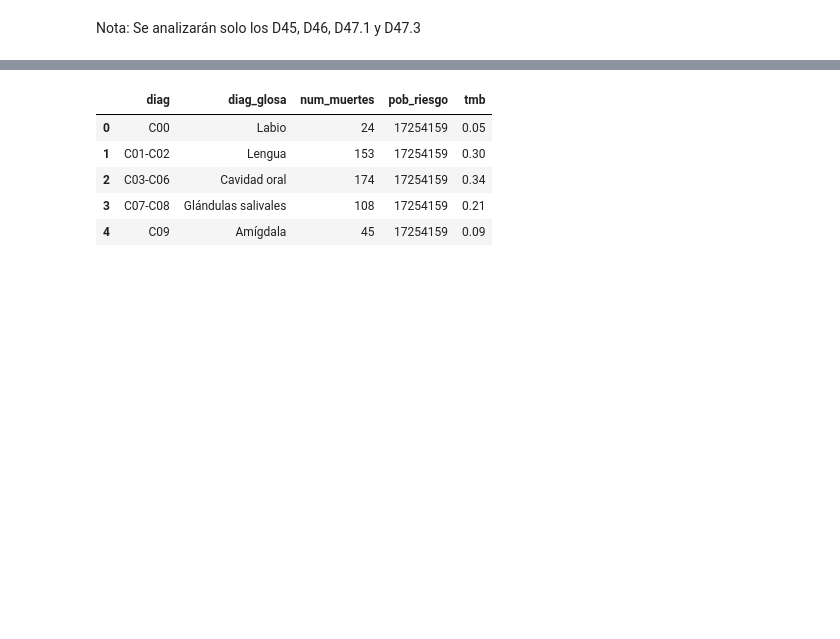
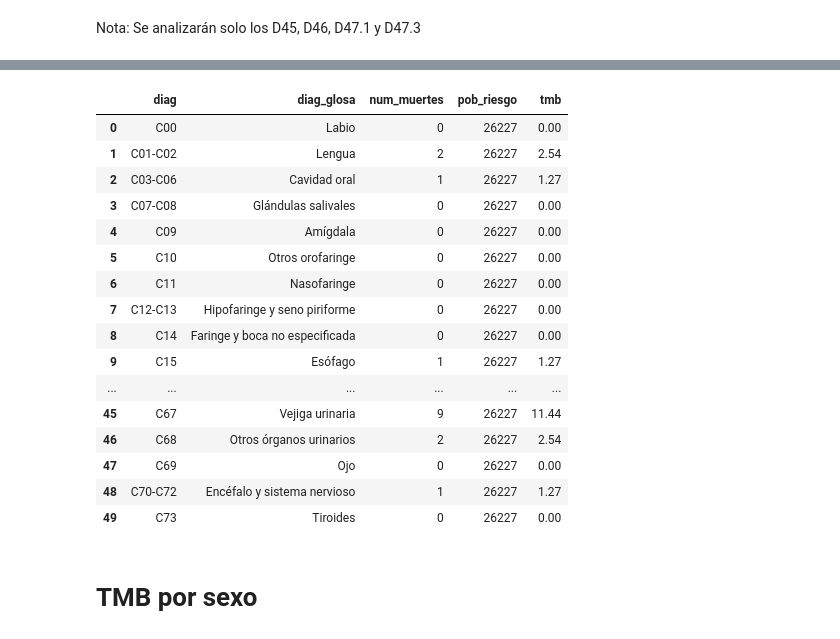
Before and after one commit to AlvaroMontiel/informe_incidencia_mortalidad, a Jupyter notebook: mortalidad_cancer.ipynb, the cells around one changed output, grey strips where cells are left out. Cells and saved outputs as stored; diff of their text form; code cells hidden in the pictures; blank space fills up the shorter version.

```diff
--- a/mortalidad_cancer.ipynb
+++ b/mortalidad_cancer.ipynb
@@ -71,7 +72,7 @@ df_defunciones = df[['ID_FALLECIDO', 'DIA_DEF', 'MES_DEF', 'ANO_DEF', 'FECHA_DEF
                      'FECHA_NACIMIENTO', 'EDAD_CANT', 'EDAD_TIPO', 'GLOSA_EDAD_TIPO', 'OCUPACION', 'GLOSA_OCUPACION',
                      'CATEGORIA', 'GLOSA_CATEGORIA', 'REG_RES', 'GLOSA_REG_RES', 'COMUNA', 'GLOSA_COMUNA_RESIDENCIA',
                      'URBANO_RURAL', 'DIAG1', 'GLOSA_SUBCATEGORIA_DIAG1', 'CODIGO_CATEGORIA_DIAG1', 'GLOSA_CATEGORIA_DIAG1',
-                     'CODIGO_GRUPO_DIAG1', 'GLOSA_GRUPO_DIAG1', 'CAPITULO_DIAG1', 'GLOSA_CAPITULO_DIAG1']]
+                     'CODIGO_GRUPO_DIAG1', 'GLOSA_GRUPO_DIAG1', 'CAPITULO_DIAG1', 'GLOSA_CAPITULO_DIAG1', 'edad_grupo']]
 
 df_defunciones = df_defunciones.query('CAPITULO_DIAG1 == "C00-D48"')
 # %% [markdown]
@@ -226,0 +331,9 @@ elif nivel_territorial == "Antofagasta":
+# %%
+cap_completo = []
+contador = 0
+for z in choice_1:
+    valor = [z, choice_2[contador]]
+    cap_completo.append(valor)
+    contador += 1
+
+cap_completo
@@ -227,9 +358,39 @@ elif nivel_territorial == "Antofagasta":
 # %%
 base = 100000
 
+
 if df_pais.shape[0] == len(choice_1):
     print('Estan todas las filas')
+    print(f'Largo del df_pais = {df_pais.shape[0]}')
     df_pais['tmb'] = round((df_pais['num_muertes']/3)/df_pais['pob_riesgo']*base,2)
-else:
+elif df_pais.shape[0] != len(choice_1):
     print('faltan datos')
+    df_pais = df_pais.sort_values(by=['diag'])
+    diag = df_pais.values.tolist()
+    print(f"largo df_pais = {df_pais.shape[0]}, largo choice_1 = {len(choice_1)}, largo cap_completo = {len(cap_completo)}, largo variable diag {len(diag)}")
+    contador = 0
+    cap_completo.sort()
+    try:
+        for i in cap_completo:
+            if str(i[0]) != str(diag[contador][0]):
+                valor = [i[0], i[1], 0, df_.groupby('conteo')[poblacion_seleccion].sum().values.tolist()[0]]
+                print(f"Valor a ingresar = {valor}")
+                diag.insert(contador, valor)
+                contador += 1
+            elif str(i[0]) == str(diag[contador][0]):
+                #print(f'i del elif {i}')
+                contador += 1
+    except:
+            valor = [i[0], i[1], 0, df_.groupby('conteo')[poblacion_seleccion].sum().values.tolist()[0]]
+            print(f"Valor a ingresar DESDE EL EXCEPT = {valor}")
+            diag.insert(contador, valor)
+            contador += 1
+    df_pais = pd.DataFrame(diag, columns=['diag', 'diag_glosa', 'num_muertes', 'pob_riesgo'])
+    df_pais['tmb'] = round((df_pais['num_muertes']/3)/df_pais['pob_riesgo']*base,2)
+
+
+try:
+    print(f"largo df_pais = {df_pais.shape[0]}, largo choice_1 = {len(choice_1)}, largo variable diag {len(diag)}")
+except:
+    print(f"largo df_pais = {df_pais.shape[0]}, largo choice_1 = {len(choice_1)}")
 # %% [output]
@@ -237,9 +414,22 @@ Estan todas las filas
 # %%
-df_pais.head()
+df_pais.head(50)
 # %% [output]
 |  | diag | diag_glosa | num_muertes | pob_riesgo | tmb |
-| 0 | C00 | Labio | 24 | 17254159 | 0.05 |
-| 1 | C01-C02 | Lengua | 153 | 17254159 | 0.30 |
-| 2 | C03-C06 | Cavidad oral | 174 | 17254159 | 0.34 |
-| 3 | C07-C08 | Glándulas salivales | 108 | 17254159 | 0.21 |
-| 4 | C09 | Amígdala | 45 | 17254159 | 0.09 |
+| 0 | C00 | Labio | 0 | 26227 | 0.00 |
+| 1 | C01-C02 | Lengua | 2 | 26227 | 2.54 |
+| 2 | C03-C06 | Cavidad oral | 1 | 26227 | 1.27 |
+| 3 | C07-C08 | Glándulas salivales | 0 | 26227 | 0.00 |
+| 4 | C09 | Amígdala | 0 | 26227 | 0.00 |
+| 5 | C10 | Otros orofaringe | 0 | 26227 | 0.00 |
+| 6 | C11 | Nasofaringe | 0 | 26227 | 0.00 |
+| 7 | C12-C13 | Hipofaringe y seno piriforme | 0 | 26227 | 0.00 |
+| 8 | C14 | Faringe y boca no especificada | 0 | 26227 | 0.00 |
+| 9 | C15 | Esófago | 1 | 26227 | 1.27 |
+| ... | ... | ... | ... | ... | ... |
+| 45 | C67 | Vejiga urinaria | 9 | 26227 | 11.44 |
+| 46 | C68 | Otros órganos urinarios | 2 | 26227 | 2.54 |
+| 47 | C69 | Ojo | 0 | 26227 | 0.00 |
+| 48 | C70-C72 | Encéfalo y sistema nervioso | 1 | 26227 | 1.27 |
+| 49 | C73 | Tiroides | 0 | 26227 | 0.00 |
+# %% [markdown]
+# TMB por sexo
```
Also changed, not shown: parts of 62 cells of this notebook, 11 other files.
